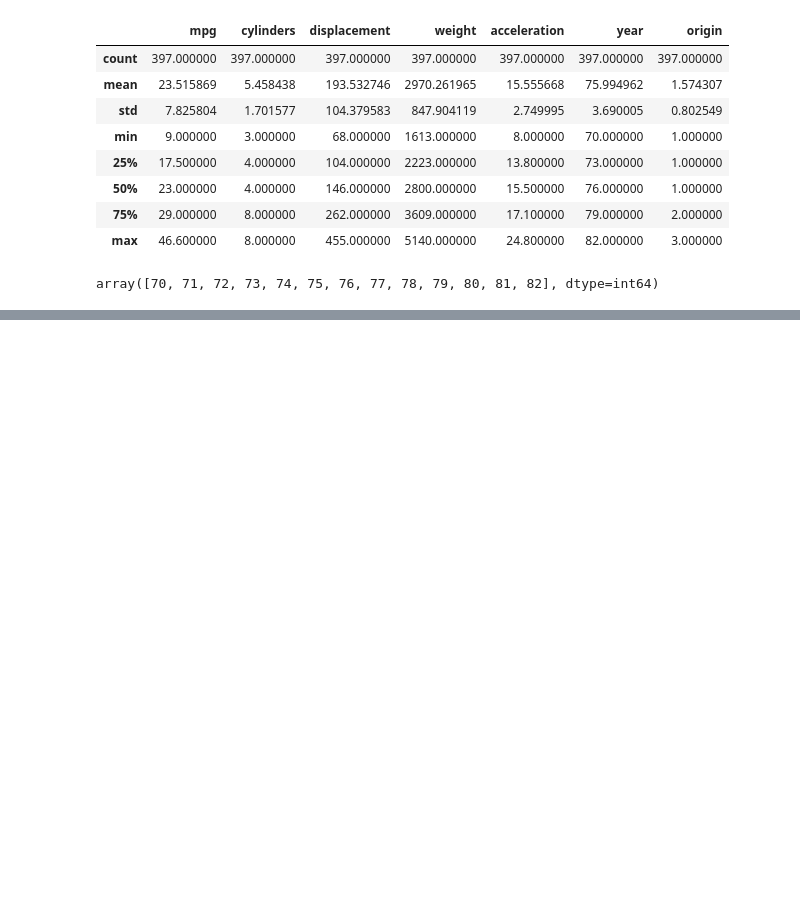
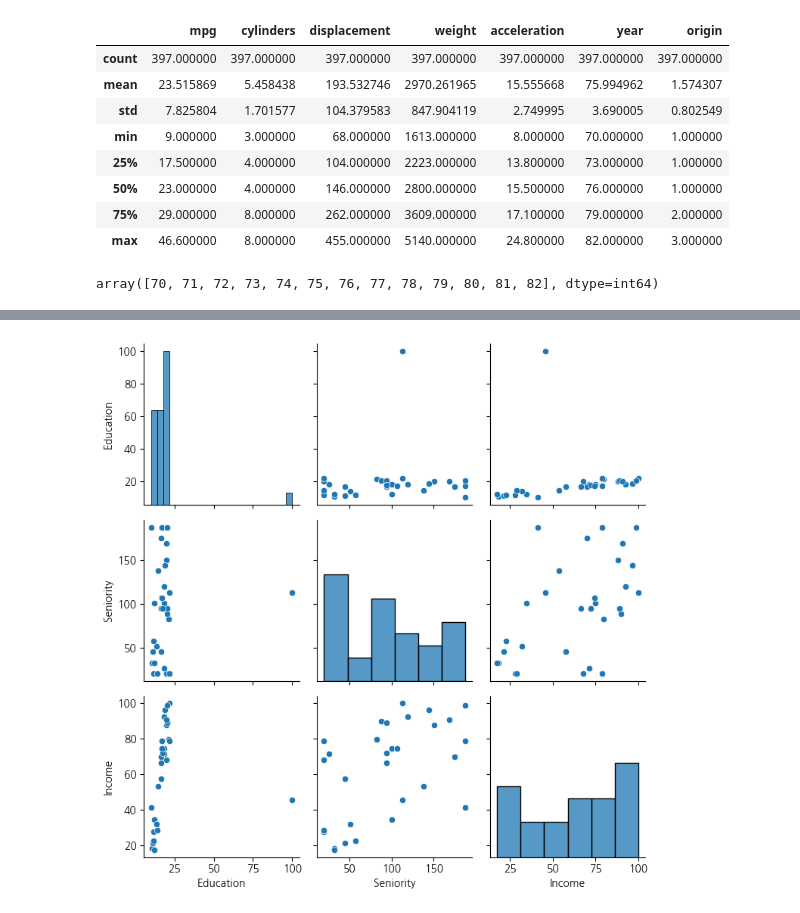
Before and after one commit to SurinSeong/machine_learning, a Jupyter notebook: reveiw_ML.ipynb, the cells around one changed output, grey strips where cells are left out. Drawn from its saved outputs; the diff is of its cells as text; code cells hidden in the pictures; blank space fills up the shorter version.

```diff
--- a/reveiw_ML.ipynb
+++ b/reveiw_ML.ipynb
@@ -517,0 +522,7 @@ plt.show()
+# %%
+path = '../datasets/ML_data/'
+
+raw = pd.read_csv(path+'Income.csv', index_col=0)
+income = raw.copy()
+print(income.shape)
+income.head(2)
@@ -517,0 +559,11 @@ plt.show()
+# %%
+# 시각화
+g = sns.PairGrid(income)
+
+g.map_diag(sns.histplot)
+g.map_offdiag(sns.scatterplot)
+
+plt.tight_layout()
+plt.show()
+# %% [output]
+[figure, added]
```
Also changed, not shown: parts of 40 cells of this notebook, 3 other files.
